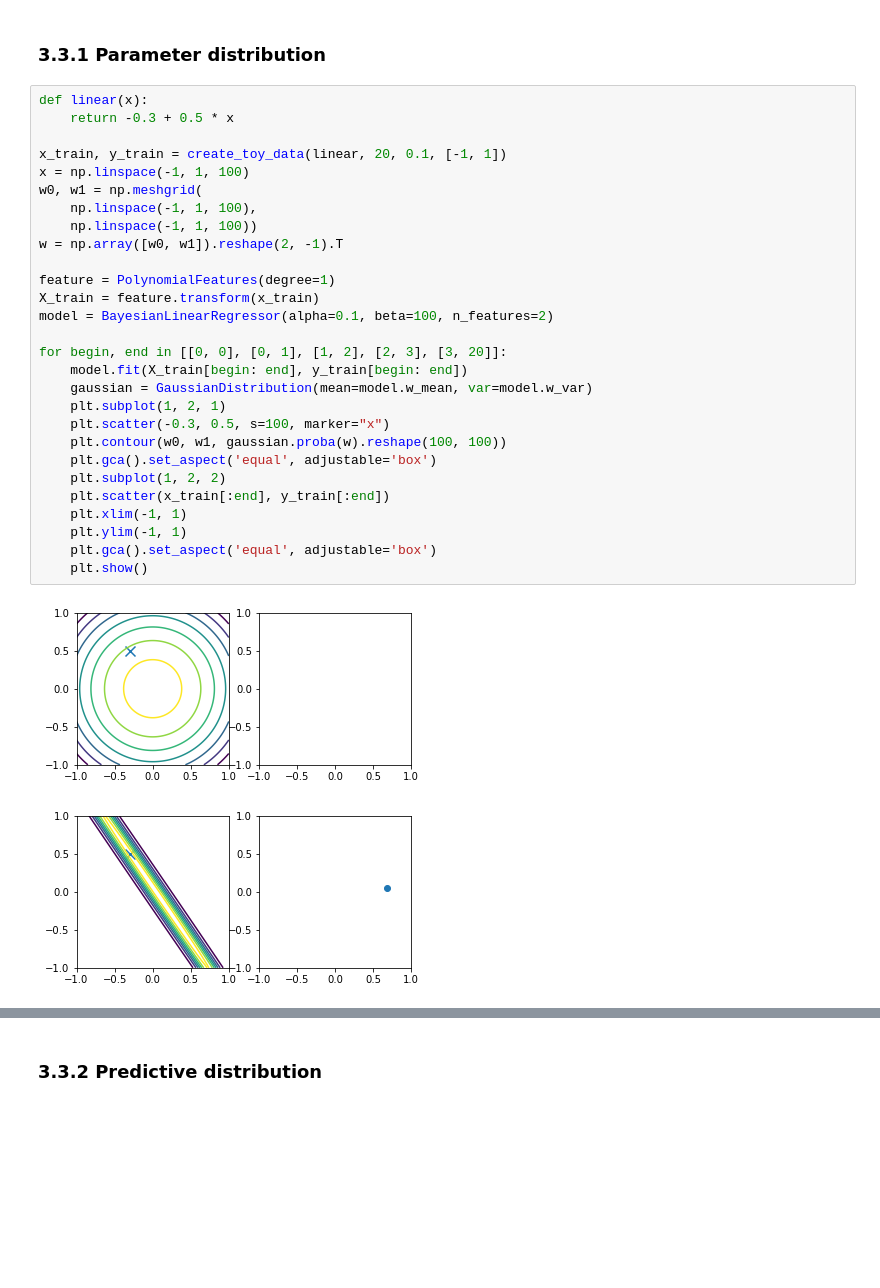
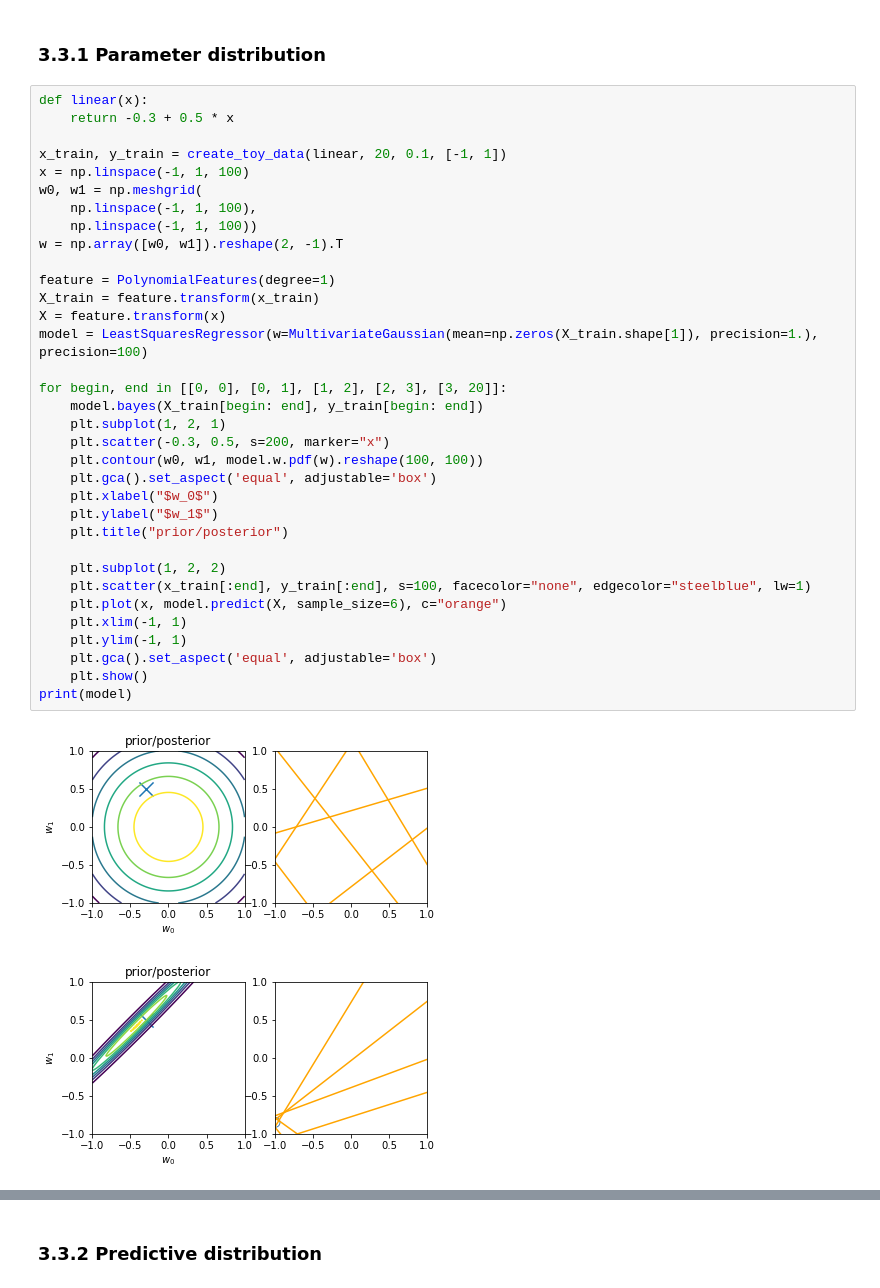
Before and after one commit to ctgk/PRML, a Jupyter notebook: notebooks/ch03_Linear_Models_for_Regression.ipynb, the cells around one changed output, grey strips where cells are left out. Drawn from its saved outputs; the diff is of its cells as text; blank space fills up the shorter version.

Commit message:
linear models for regression

```diff
--- a/notebooks/ch03_Linear_Models_for_Regression.ipynb
+++ b/notebooks/ch03_Linear_Models_for_Regression.ipynb
@@ -113,31 +126,37 @@ for a in [1e2, 1., 1e-9]:
 # %%
 def linear(x):
     return -0.3 + 0.5 * x
 
 x_train, y_train = create_toy_data(linear, 20, 0.1, [-1, 1])
 x = np.linspace(-1, 1, 100)
 w0, w1 = np.meshgrid(
     np.linspace(-1, 1, 100),
     np.linspace(-1, 1, 100))
 w = np.array([w0, w1]).reshape(2, -1).T
 
 feature = PolynomialFeatures(degree=1)
 X_train = feature.transform(x_train)
-model = BayesianLinearRegressor(alpha=0.1, beta=100, n_features=2)
+X = feature.transform(x)
+model = LeastSquaresRegressor(w=MultivariateGaussian(mean=np.zeros(X_train.shape[1]), precision=1.), precision=100)
 
 for begin, end in [[0, 0], [0, 1], [1, 2], [2, 3], [3, 20]]:
-    model.fit(X_train[begin: end], y_train[begin: end])
-    gaussian = GaussianDistribution(mean=model.w_mean, var=model.w_var)
+    model.bayes(X_train[begin: end], y_train[begin: end])
     plt.subplot(1, 2, 1)
-    plt.scatter(-0.3, 0.5, s=100, marker="x")
-    plt.contour(w0, w1, gaussian.proba(w).reshape(100, 100))
+    plt.scatter(-0.3, 0.5, s=200, marker="x")
+    plt.contour(w0, w1, model.w.pdf(w).reshape(100, 100))
     plt.gca().set_aspect('equal', adjustable='box')
+    plt.xlabel("$w_0$")
+    plt.ylabel("$w_1$")
+    plt.title("prior/posterior")
+
     plt.subplot(1, 2, 2)
-    plt.scatter(x_train[:end], y_train[:end])
+    plt.scatter(x_train[:end], y_train[:end], s=100, facecolor="none", edgecolor="steelblue", lw=1)
+    plt.plot(x, model.predict(X, sample_size=6), c="orange")
     plt.xlim(-1, 1)
     plt.ylim(-1, 1)
     plt.gca().set_aspect('equal', adjustable='box')
     plt.show()
+print(model)
 # %% [output]
-[figure, old version]
+[figure, new version]
-[figure, old version]
+[figure, new version]
```
Also changed, not shown: parts of 7 cells of this notebook, 3 other files.
